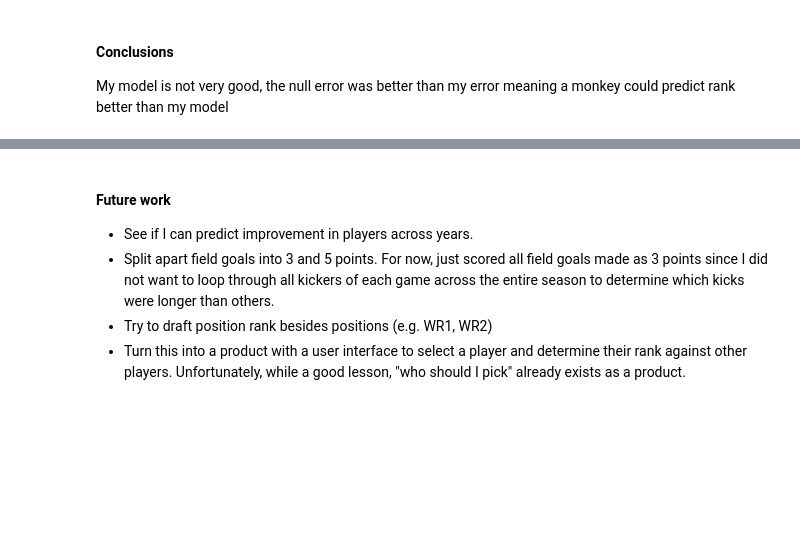
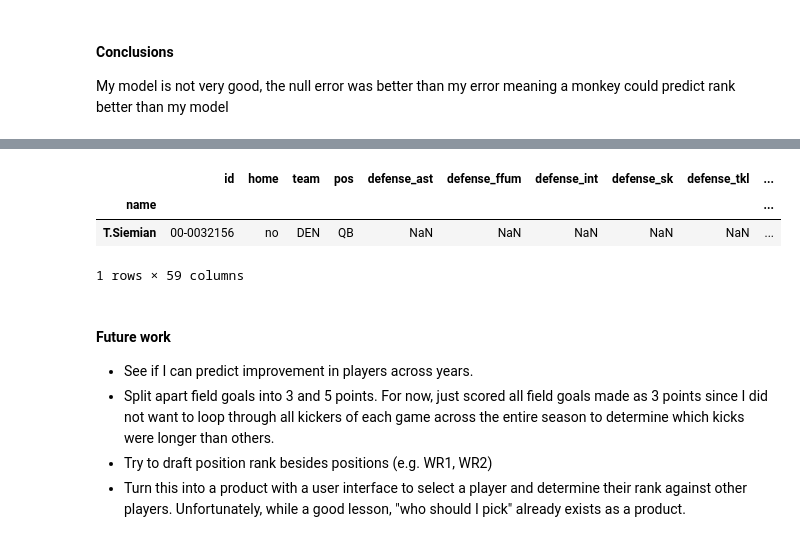
Before and after one commit to wendybo/GA_Class_Project, a Jupyter notebook: project.ipynb, the cells around one changed output, grey strips where cells are left out. Drawn from its saved outputs; the diff is of its cells as text; code cells hidden in the pictures; blank space fills up the shorter version.

```diff
--- a/project.ipynb
+++ b/project.ipynb
@@ -676,3 +687,14 @@ My model is not very good, the null error was better than my error meaning a mon
+# %%
+# 2017 top 200 fantasy player rankings http://www.espn.com/fantasy/football/story/_/page/17RanksPreseason200nonPPR/2017-fantasy-football-standard-rankings-non-ppr-top-200
+url = path + 'season2017.csv'
+nfl17 = pd.read_csv(url, index_col = 0)
+nfl17.head()
+nfl17.loc[nfl17.index == 'T.Siemian']
+# %% [output]
+|  | id | home | team | pos | defense_ast | defense_ffum | defense_int | defense_sk | defense_tkl | ... |
+| name |  |  |  |  |  |  |  |  |  | ... |
+| T.Siemian | 00-0032156 | no | DEN | QB | NaN | NaN | NaN | NaN | NaN | ... |
+1 rows × 59 columns
 # %% [markdown]
 #### Future work
 - See if I can predict improvement in players across years.
```
Also changed, not shown: parts of 1 cell of this notebook, 2 other files.
